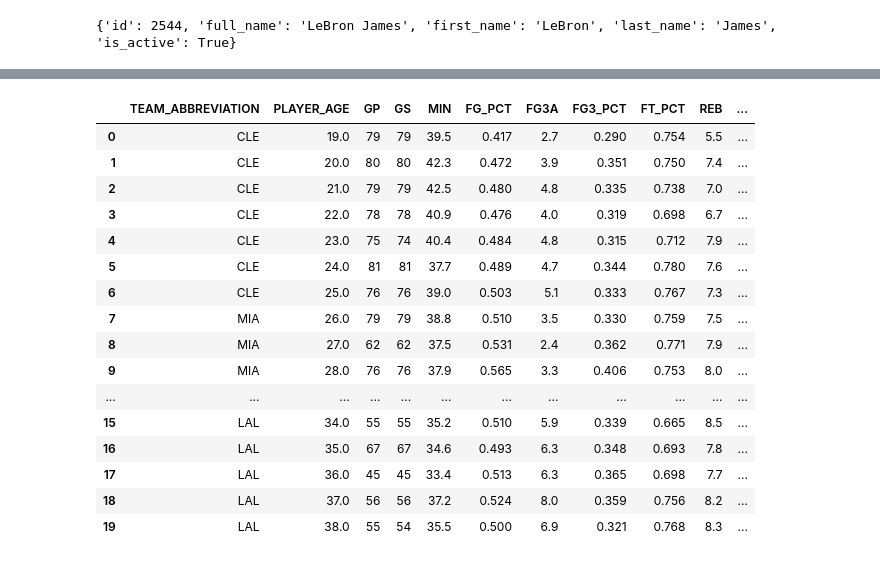
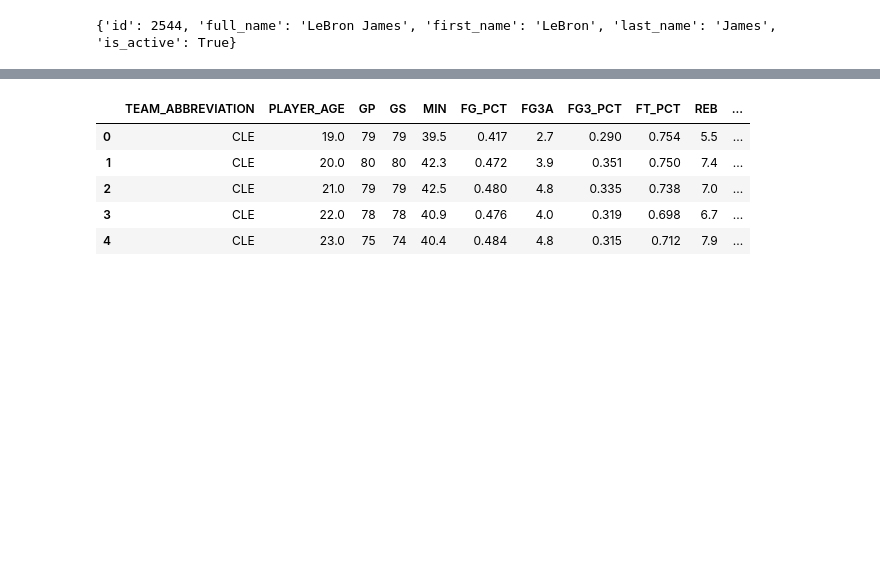
Before and after one commit to dylanlauzy/lebron, a Jupyter notebook: Lebron_EDA.ipynb, the cells around one changed output, grey strips where cells are left out. Drawn from its saved outputs; the diff is of its cells as text; code cells hidden in the pictures; blank space fills up the shorter version.

```diff
--- a/Lebron_EDA.ipynb
+++ b/Lebron_EDA.ipynb
@@ -50,24 +58,13 @@ print(career_df.columns)
 # %%
 career_df = career_df[['TEAM_ABBREVIATION','PLAYER_AGE', 'GP', 'GS', 'MIN', 'FG_PCT', 'FG3A', 'FG3_PCT', 'FT_PCT', 'REB', 'AST', 'STL', 'BLK', 'TOV', 'PF', 'PTS']]
-display(career_df)
+display(career_df.head())
 # %% [output]
 |  | TEAM_ABBREVIATION | PLAYER_AGE | GP | GS | MIN | FG_PCT | FG3A | FG3_PCT | FT_PCT | REB | ... |
 | 0 | CLE | 19.0 | 79 | 79 | 39.5 | 0.417 | 2.7 | 0.290 | 0.754 | 5.5 | ... |
 | 1 | CLE | 20.0 | 80 | 80 | 42.3 | 0.472 | 3.9 | 0.351 | 0.750 | 7.4 | ... |
 | 2 | CLE | 21.0 | 79 | 79 | 42.5 | 0.480 | 4.8 | 0.335 | 0.738 | 7.0 | ... |
 | 3 | CLE | 22.0 | 78 | 78 | 40.9 | 0.476 | 4.0 | 0.319 | 0.698 | 6.7 | ... |
 | 4 | CLE | 23.0 | 75 | 74 | 40.4 | 0.484 | 4.8 | 0.315 | 0.712 | 7.9 | ... |
-| 5 | CLE | 24.0 | 81 | 81 | 37.7 | 0.489 | 4.7 | 0.344 | 0.780 | 7.6 | ... |
-| 6 | CLE | 25.0 | 76 | 76 | 39.0 | 0.503 | 5.1 | 0.333 | 0.767 | 7.3 | ... |
-| 7 | MIA | 26.0 | 79 | 79 | 38.8 | 0.510 | 3.5 | 0.330 | 0.759 | 7.5 | ... |
-| 8 | MIA | 27.0 | 62 | 62 | 37.5 | 0.531 | 2.4 | 0.362 | 0.771 | 7.9 | ... |
-| 9 | MIA | 28.0 | 76 | 76 | 37.9 | 0.565 | 3.3 | 0.406 | 0.753 | 8.0 | ... |
-| ... | ... | ... | ... | ... | ... | ... | ... | ... | ... | ... | ... |
-| 15 | LAL | 34.0 | 55 | 55 | 35.2 | 0.510 | 5.9 | 0.339 | 0.665 | 8.5 | ... |
-| 16 | LAL | 35.0 | 67 | 67 | 34.6 | 0.493 | 6.3 | 0.348 | 0.693 | 7.8 | ... |
-| 17 | LAL | 36.0 | 45 | 45 | 33.4 | 0.513 | 6.3 | 0.365 | 0.698 | 7.7 | ... |
-| 18 | LAL | 37.0 | 56 | 56 | 37.2 | 0.524 | 8.0 | 0.359 | 0.756 | 8.2 | ... |
-| 19 | LAL | 38.0 | 55 | 54 | 35.5 | 0.500 | 6.9 | 0.321 | 0.768 | 8.3 | ... |
 # %%
 fig = plt.figure(figsize=(16, 6))
 colors = career_df['TEAM_ABBREVIATION'].map({'CLE': 'red', 'MIA': 'darkred', 'LAL': 'gold'})
```
Also changed, not shown: parts of 8 cells of this notebook.
